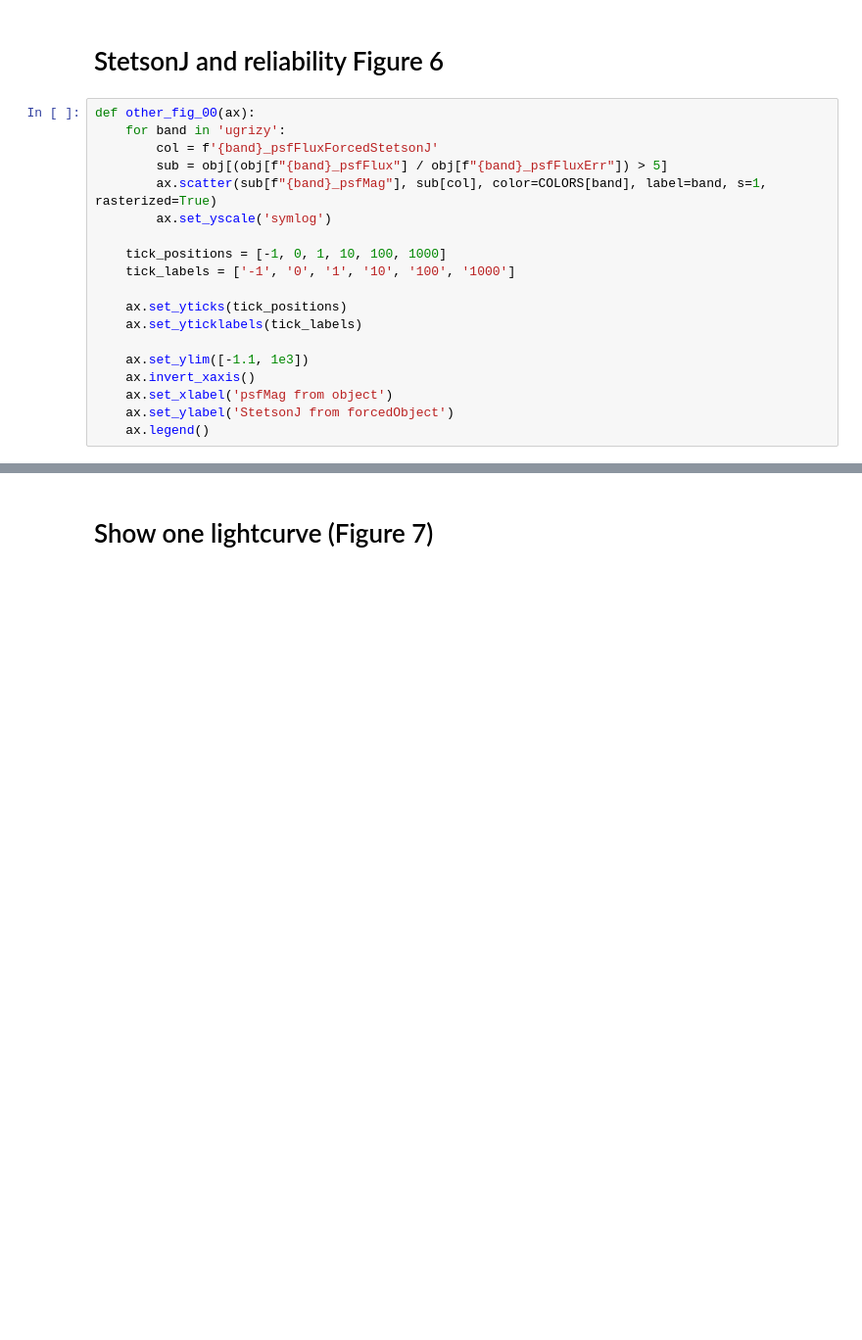
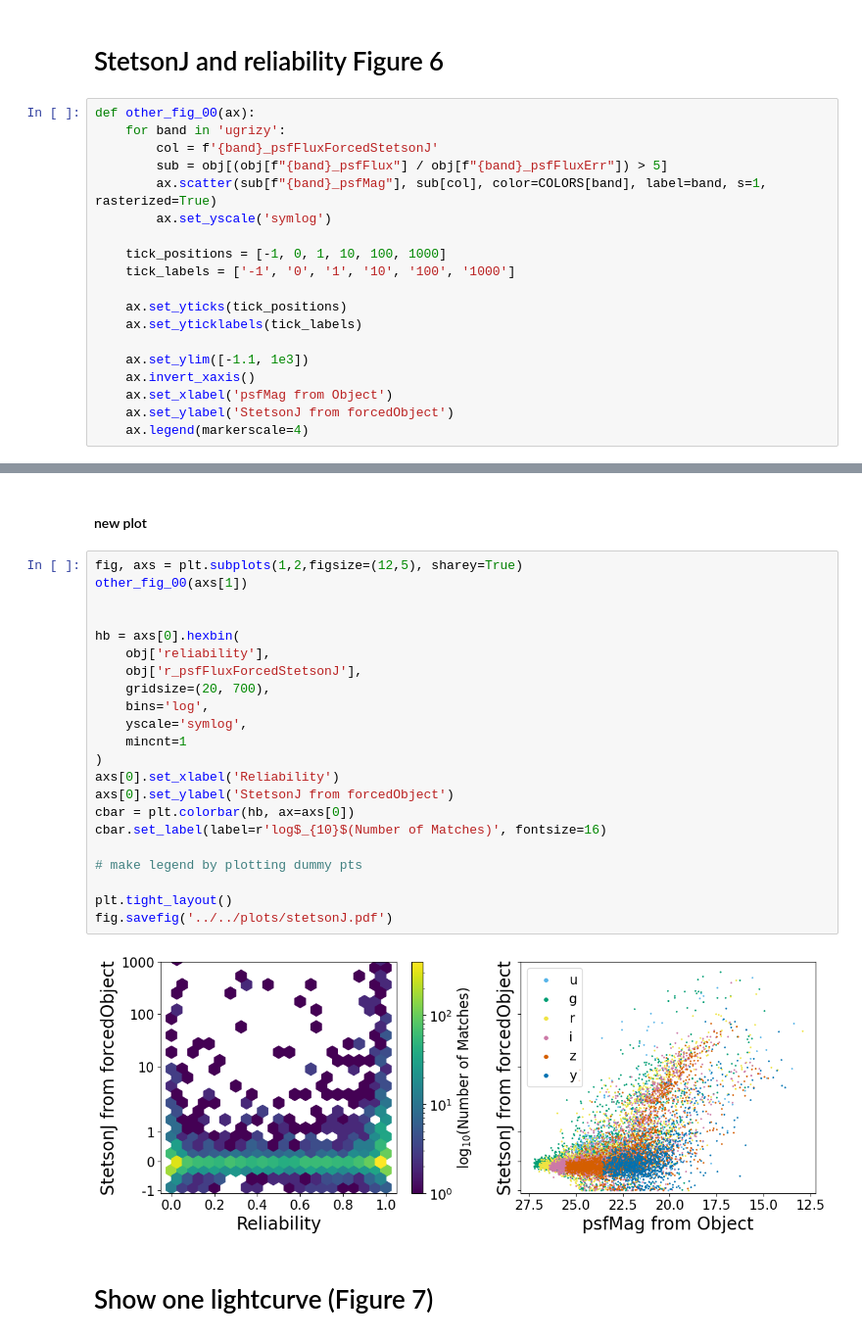
Before and after one commit to ykwang1/DP1_Xray_public, a Jupyter notebook: notebooks/analysis/make_plots.ipynb, the cells around one changed output, grey strips where cells are left out. Shown at 98% size. Saved outputs shown, nothing was run; the diff lists cells and outputs as text; blank space fills up the shorter version.

```diff
--- a/notebooks/analysis/make_plots.ipynb
+++ b/notebooks/analysis/make_plots.ipynb
@@ -469,6 +556,6 @@ def other_fig_00(ax):
 
     ax.set_ylim([-1.1, 1e3])
     ax.invert_xaxis()
-    ax.set_xlabel('psfMag from object')
+    ax.set_xlabel('psfMag from Object')
     ax.set_ylabel('StetsonJ from forcedObject')
-    ax.legend()
+    ax.legend(markerscale=4)
@@ -487,3 +574,29 @@ fig.savefig('../../plots/stetsonJ.pdf')
+# %% [markdown]
+#### new plot
+# %%
+fig, axs = plt.subplots(1,2,figsize=(12,5), sharey=True)
+other_fig_00(axs[1])
+
+
+hb = axs[0].hexbin(
+    obj['reliability'],
+    obj['r_psfFluxForcedStetsonJ'],
+    gridsize=(20, 700),
+    bins='log',
+    yscale='symlog',
+    mincnt=1
+)
+axs[0].set_xlabel('Reliability')
+axs[0].set_ylabel('StetsonJ from forcedObject')
+cbar = plt.colorbar(hb, ax=axs[0])
+cbar.set_label(label=r'log$_{10}$(Number of Matches)', fontsize=16)
+
+# make legend by plotting dummy pts
+
+plt.tight_layout()
+fig.savefig('../../plots/stetsonJ.pdf')
+# %% [output]
+[figure, added]
 # %% [markdown]
 # Show one lightcurve (Figure 7)
 # %%
```
Also changed, not shown: parts of 19 cells of this notebook, 3 other files.
